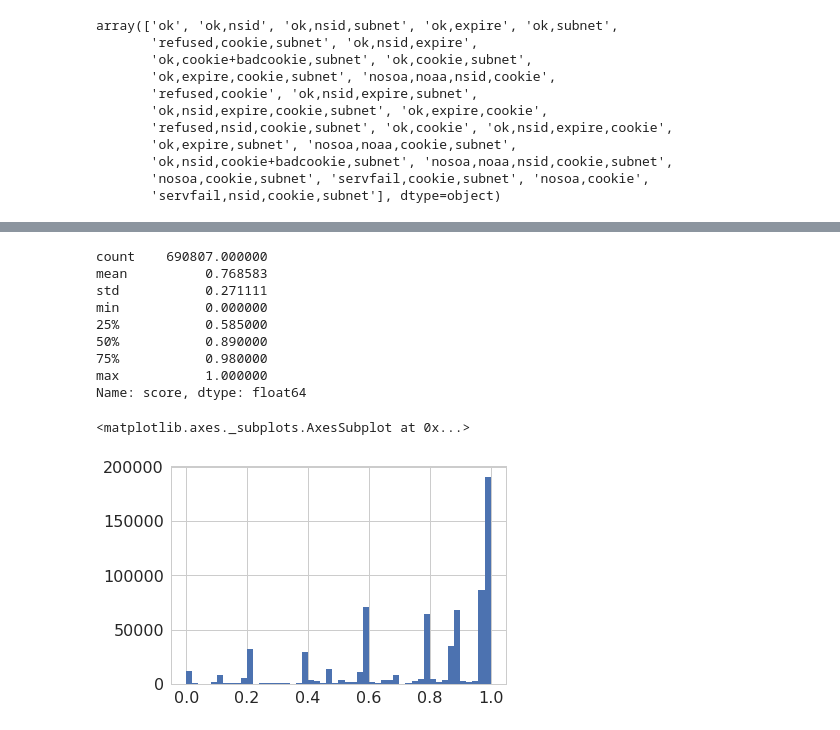
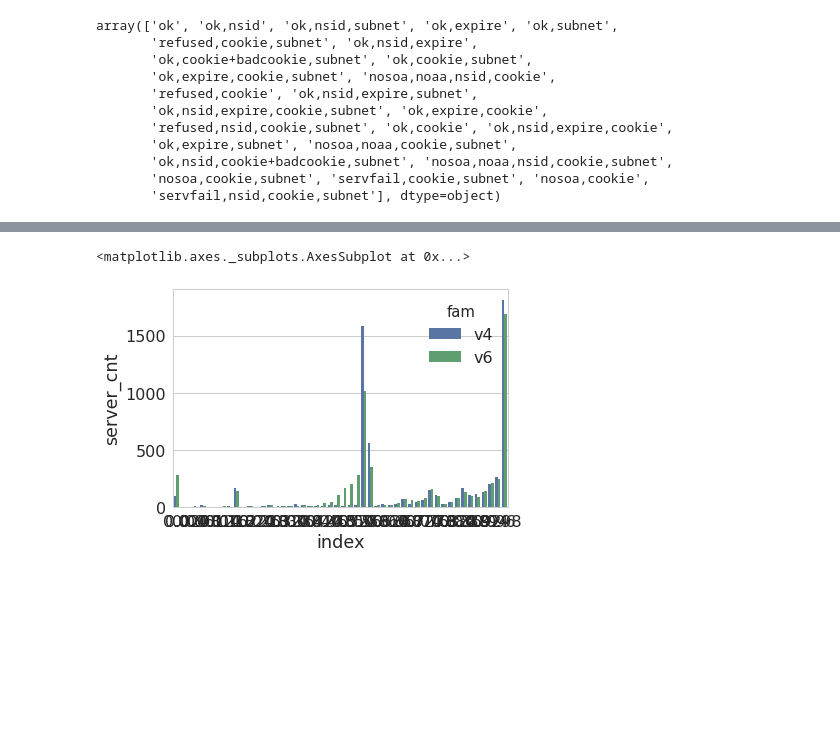
Before and after one commit to InternetNZ/edns-compliance-parser, a Jupyter notebook: analysis/Analyze EDNS compliance results.ipynb, the cells around one changed output, grey strips where cells are left out. Cells and saved outputs as stored; diff of their text form; code cells hidden in the pictures; blank space fills up the shorter version.

Commit message:
Complete the analysis of server and domains, generating histogram data that can be shared

```diff
--- a/analysis/Analyze EDNS compliance results.ipynb
+++ b/analysis/Analyze EDNS compliance results.ipynb
@@ -376,0 +352,7 @@ server_addr_score['score'].hist(bins=50)
+# %%
+# Generate the histogram to save it
+bin_range = np.arange(0.0, 1.01, 1.0/50.0)
+out, bins  = pd.cut(server_score['score'], bins=bin_range, labels=bin_range[:-1], include_lowest=True, right=True, retbins=True)
+server_score_hist = pd.DataFrame(out.value_counts(sort=False) / len(server_score))
+server_score_hist['zone'] = ZONE
+server_score_hist.reset_index(inplace=True)
@@ -376,0 +363,18 @@ server_addr_score['score'].hist(bins=50)
+# %%
+server_fam_score = d2.groupby(['server', 'family'])['score'].apply(lambda x: x.sum()/len(x)).reset_index().pivot_table(index='server', columns='family', values='score').dropna().reset_index()
+# %%
+def hist2df(data=None, col_name=None, col_value=None, col_cnt_name='server_cnt'):
+    bin_range = np.arange(0.0, 1.01, 1.0/50.0)
+    out, bins  = pd.cut(data, bins=bin_range, labels=bin_range[:-1], include_lowest=True, right=True, retbins=True)
+    df = pd.DataFrame(out.value_counts(sort=False))
+    df.columns = [col_cnt_name]
+    df['fraction'] = df[col_cnt_name] / df[col_cnt_name].sum()
+    df['fraction_cum'] = df['fraction'].cumsum()
+    if col_name is not None:
+        df[col_name] = col_value
+    return df
+# %%
+server_fam_score_hist = pd.concat([hist2df(data=server_fam_score['v4'], col_name='fam', col_value='v4'),
+                                   hist2df(data=server_fam_score['v6'], col_name='fam', col_value='v6')]).reset_index()
+server_fam_score_hist['zone'] = ZONE
+server_fam_score_hist.to_json('%s-server-score-histogram-per-address-family.json' % ZONE)
@@ -377,19 +390,7 @@ server_addr_score['score'].hist(bins=50)
+# %%
+sns.barplot(data=server_fam_score_hist, x='index', y='server_cnt', hue='fam')
+# %% [output]
+<matplotlib.axes._subplots.AxesSubplot at 0x...>
+[figure, added]
 # %%
 domain_score = d2.groupby(['domain'])['score'].apply(lambda x: x.sum()/len(x)).reset_index()
-# %%
-domain_score['score'].describe()
-# %% [output]
-count    690807.000000
-mean          0.768583
-std           0.271111
-min           0.000000
-25%           0.585000
-50%           0.890000
-75%           0.980000
-max           1.000000
-Name: score, dtype: float64
-# %%
-domain_score['score'].hist(bins=50)
-# %% [output]
-<matplotlib.axes._subplots.AxesSubplot at 0x...>
-[figure, removed]
```
Also changed, not shown: parts of 12 cells of this notebook.
